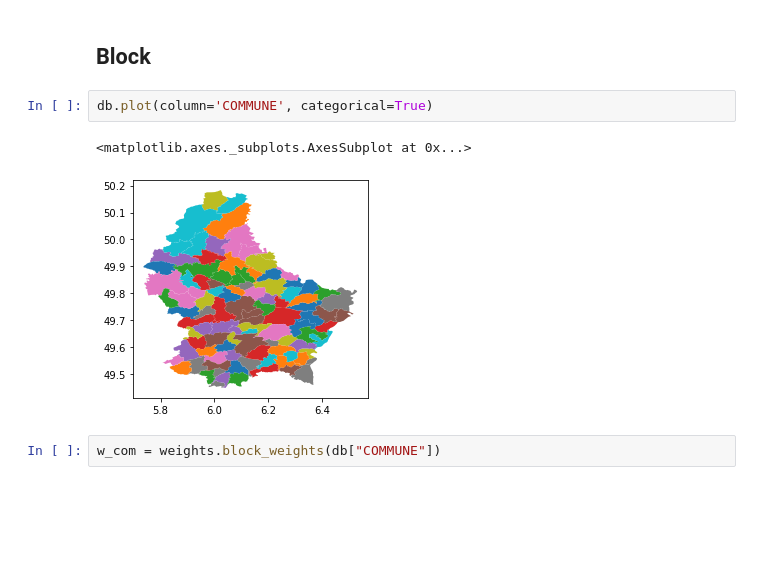
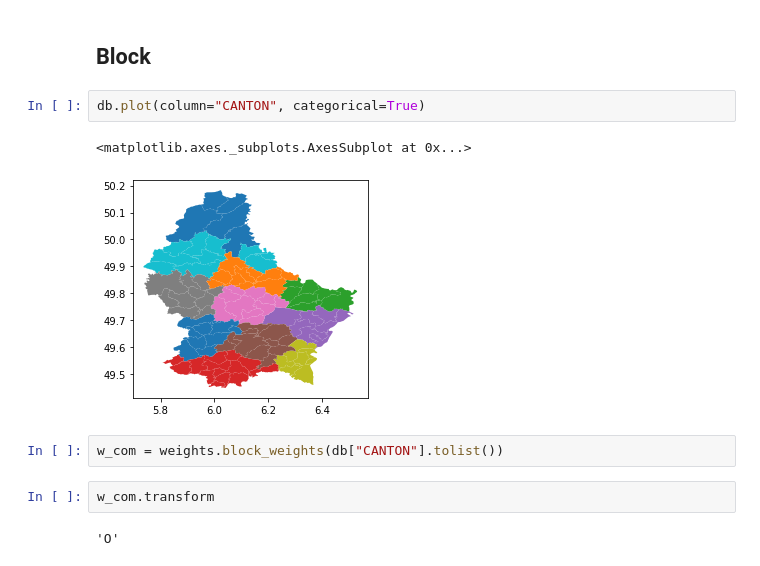
Before and after one commit to rsbivand/ectqg19-workshop, a Jupyter notebook: sources/s3a_py.ipynb, the cells around one changed output. Cells and saved outputs as stored; diff of their text form; blank space fills up the shorter version.

Commit message:
Add transform of weights

```diff
--- a/sources/s3a_py.ipynb
+++ b/sources/s3a_py.ipynb
@@ -79,9 +79,13 @@ w_dist = weights.DistanceBand.from_dataframe(db.to_crs(epsg=2169),
 # %% [markdown]
 ## Block
 # %%
-db.plot(column='COMMUNE', categorical=True)
+db.plot(column="CANTON", categorical=True)
 # %% [output]
 <matplotlib.axes._subplots.AxesSubplot at 0x...>
-[figure, old version]
+[figure, new version]
 # %%
-w_com = weights.block_weights(db["COMMUNE"])
+w_com = weights.block_weights(db["CANTON"].tolist())
+# %%
+w_com.transform
+# %% [output]
+'O'
```
Also changed, not shown: parts of 4 cells of this notebook, 1 other file.
